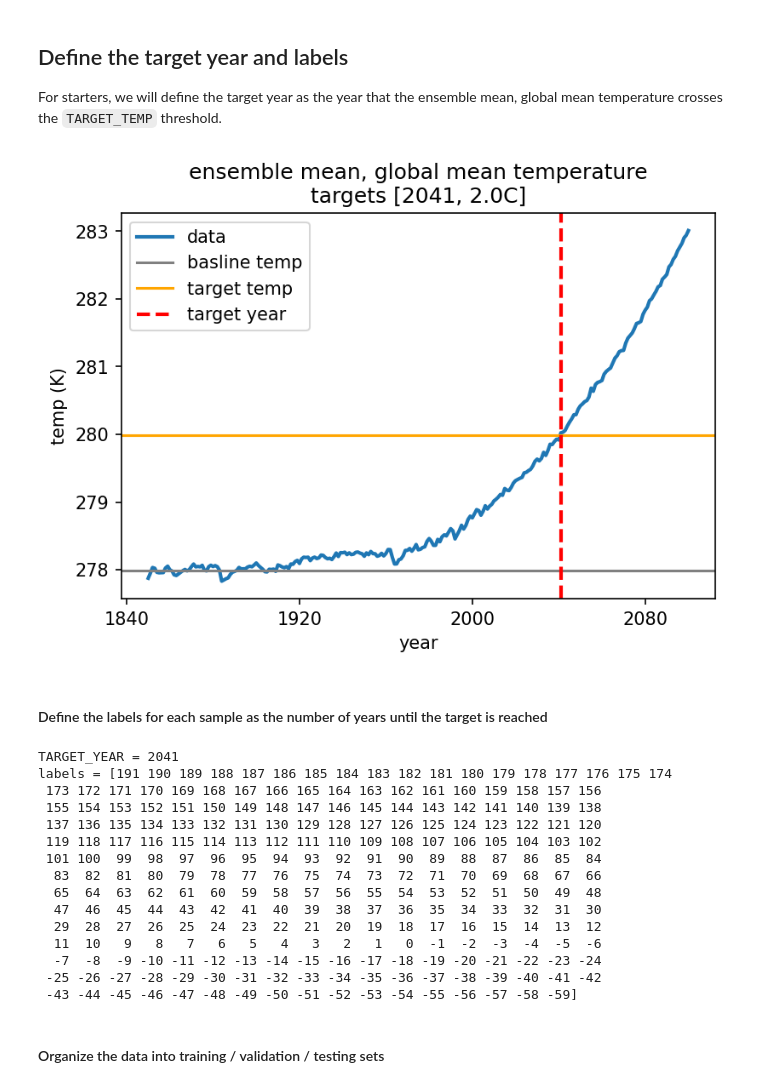
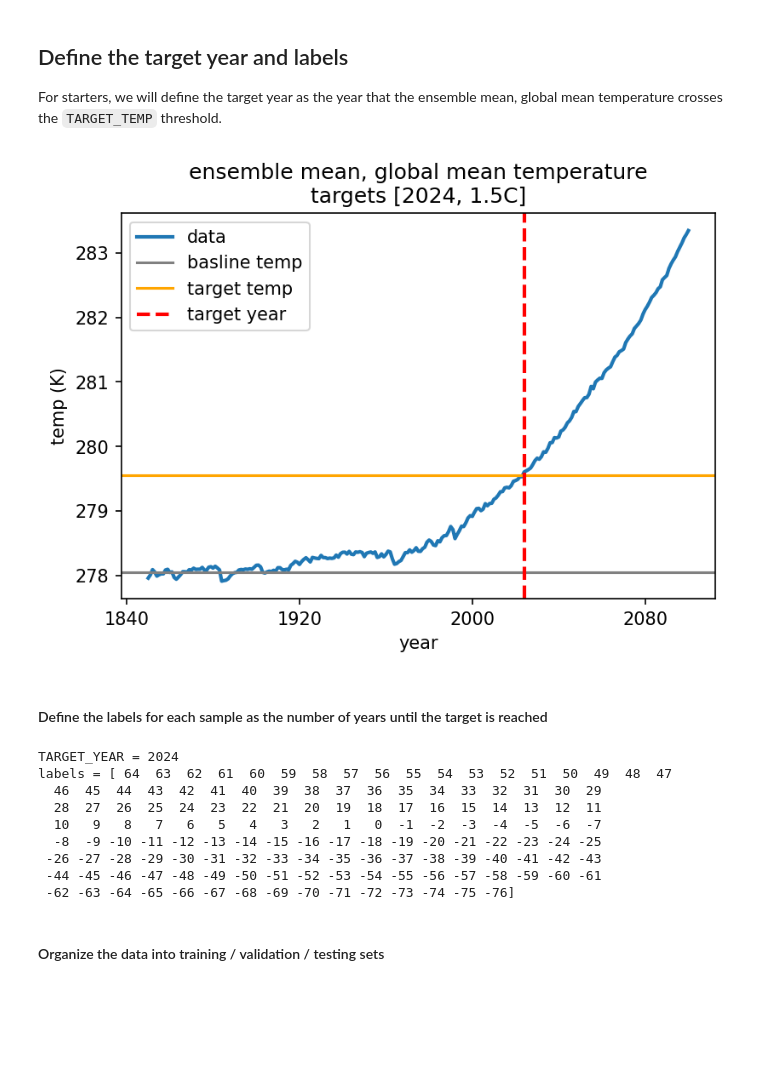
Before and after one commit to eabarnes1010/target_temp_detection, a Jupyter notebook: _train_model.ipynb, the cells around one changed output. Cells and saved outputs as stored; diff of their text form; code cells hidden in the pictures; blank space fills up the shorter version.

```diff
--- a/_train_model.ipynb
+++ b/_train_model.ipynb
@@ -68,7 +68,7 @@ tensorflow version = 2.7.0
 # %% [markdown]
 ## Define parameters
 # %%
-TARGET_TEMP = 2.0
+TARGET_TEMP = 1.5
 BASELINE_YEARS = ('1850','1899')
 # %% [markdown]
 ## Prepare the data
@@ -76,10 +76,10 @@ BASELINE_YEARS = ('1850','1899')
 if IN_COLAB:
     !pip install wget
     import wget
-    nc_filename = wget.download('https://eabarnes-data.atmos.colostate.edu/share/b.e21.BHISTsmbb-BSSP370smbb.f09_g17.LE2.cam.h0.TREFHT.185001-210012.r180x90.annual.nc')
+    nc_filename = wget.download('https://eabarnes-data.atmos.colostate.edu/share/b.e21.BHISTsmbb-BSSP370smbb.f09_g17.LE2.cam.h0.TREFHT.185001-210012.r144x72.annual.nc')
 else:
     DATA_DIRECTORY = 'data/'
-    nc_filename = DATA_DIRECTORY + 'b.e21.BHISTsmbb-BSSP370smbb.f09_g17.LE2.cam.h0.TREFHT.185001-210012.r180x90.annual.nc'
+    nc_filename = DATA_DIRECTORY + 'b.e21.BHISTsmbb-BSSP370smbb.f09_g17.LE2.cam.h0.TREFHT.185001-210012.r144x72.annual.nc'
 
 da = xr.open_dataarray(nc_filename)
 da
@@ -110,31 +111,31 @@ For starters, we will define the target year as the year that the ensemble mean,
 # %%
 # compute the ensemble mean, global mean temperature
 # these computations should be based on the training set only
-da_ens = data_train.mean(axis=0)
+da_ens = da.mean(axis=0)
 weights = np.cos(np.deg2rad(da_ens.lat))
 weights.name = "weights"
 temp_weighted = da_ens.weighted(weights)
 global_mean = temp_weighted.mean(("lon", "lat"))
 
 
 # compute the target year
 baseline_mean = global_mean.sel(time=slice(BASELINE_YEARS[0],BASELINE_YEARS[1])).mean('time')
 iwarmer = np.where(global_mean.values > baseline_mean.values+TARGET_TEMP)[0]
 target_year = global_mean["time"].values[iwarmer[0]]
 
 
 # plot the calculation to make sure things make sense
 global_mean.plot(linewidth=2,label='data',color="tab:blue")
 plt.axhline(y=baseline_mean, color='gray', linestyle='-', label='basline temp')
 plt.axhline(y=baseline_mean+TARGET_TEMP, color='orange', linestyle='-', label='target temp')
 plt.axvline(x=target_year,color='red',linewidth=2, linestyle='--', label='target year')
 plt.xlabel('year')
 plt.ylabel('temp (K)')
 plt.title('ensemble mean, global mean temperature\ntargets [' + str(target_year.year) + ', ' + str(TARGET_TEMP) + 'C]')
 plt.legend()
 plt.show()
 # %% [output]
-[figure, old version]
+[figure, new version]
 # %% [markdown]
 #### Define the labels for each sample as the number of years until the target is reached
 # %%
@@ -142,25 +143,19 @@ plt.show()
 TARGET_YEAR = target_year.year
 print('TARGET_YEAR = ' + str(TARGET_YEAR))
 
-labels = da['time.year'].values
+labels = data_train['time.year'].values
 labels = TARGET_YEAR - labels
 print('labels = ' + str(labels))
 # %% [output]
-TARGET_YEAR = 2041
-labels = [191 190 189 188 187 186 185 184 183 182 181 180 179 178 177 176 175 174
- 173 172 171 170 169 168 167 166 165 164 163 162 161 160 159 158 157 156
- 155 154 153 152 151 150 149 148 147 146 145 144 143 142 141 140 139 138
- 137 136 135 134 133 132 131 130 129 128 127 126 125 124 123 122 121 120
- 119 118 117 116 115 114 113 112 111 110 109 108 107 106 105 104 103 102
- 101 100  99  98  97  96  95  94  93  92  91  90  89  88  87  86  85  84
-  83  82  81  80  79  78  77  76  75  74  73  72  71  70  69  68  67  66
-  65  64  63  62  61  60  59  58  57  56  55  54  53  52  51  50  49  48
-  47  46  45  44  43  42  41  40  39  38  37  36  35  34  33  32  31  30
-  29  28  27  26  25  24  23  22  21  20  19  18  17  16  15  14  13  12
-  11  10   9   8   7   6   5   4   3   2   1   0  -1  -2  -3  -4  -5  -6
-  -7  -8  -9 -10 -11 -12 -13 -14 -15 -16 -17 -18 -19 -20 -21 -22 -23 -24
- -25 -26 -27 -28 -29 -30 -31 -32 -33 -34 -35 -36 -37 -38 -39 -40 -41 -42
- -43 -44 -45 -46 -47 -48 -49 -50 -51 -52 -53 -54 -55 -56 -57 -58 -59]
+TARGET_YEAR = 2024
+labels = [ 64  63  62  61  60  59  58  57  56  55  54  53  52  51  50  49  48  47
+  46  45  44  43  42  41  40  39  38  37  36  35  34  33  32  31  30  29
+  28  27  26  25  24  23  22  21  20  19  18  17  16  15  14  13  12  11
+  10   9   8   7   6   5   4   3   2   1   0  -1  -2  -3  -4  -5  -6  -7
+  -8  -9 -10 -11 -12 -13 -14 -15 -16 -17 -18 -19 -20 -21 -22 -23 -24 -25
+ -26 -27 -28 -29 -30 -31 -32 -33 -34 -35 -36 -37 -38 -39 -40 -41 -42 -43
+ -44 -45 -46 -47 -48 -49 -50 -51 -52 -53 -54 -55 -56 -57 -58 -59 -60 -61
+ -62 -63 -64 -65 -66 -67 -68 -69 -70 -71 -72 -73 -74 -75 -76]
 # %% [markdown]
 #### Organize the data into training / validation / testing sets
 # %%
```
Also changed, not shown: parts of 10 cells of this notebook.
